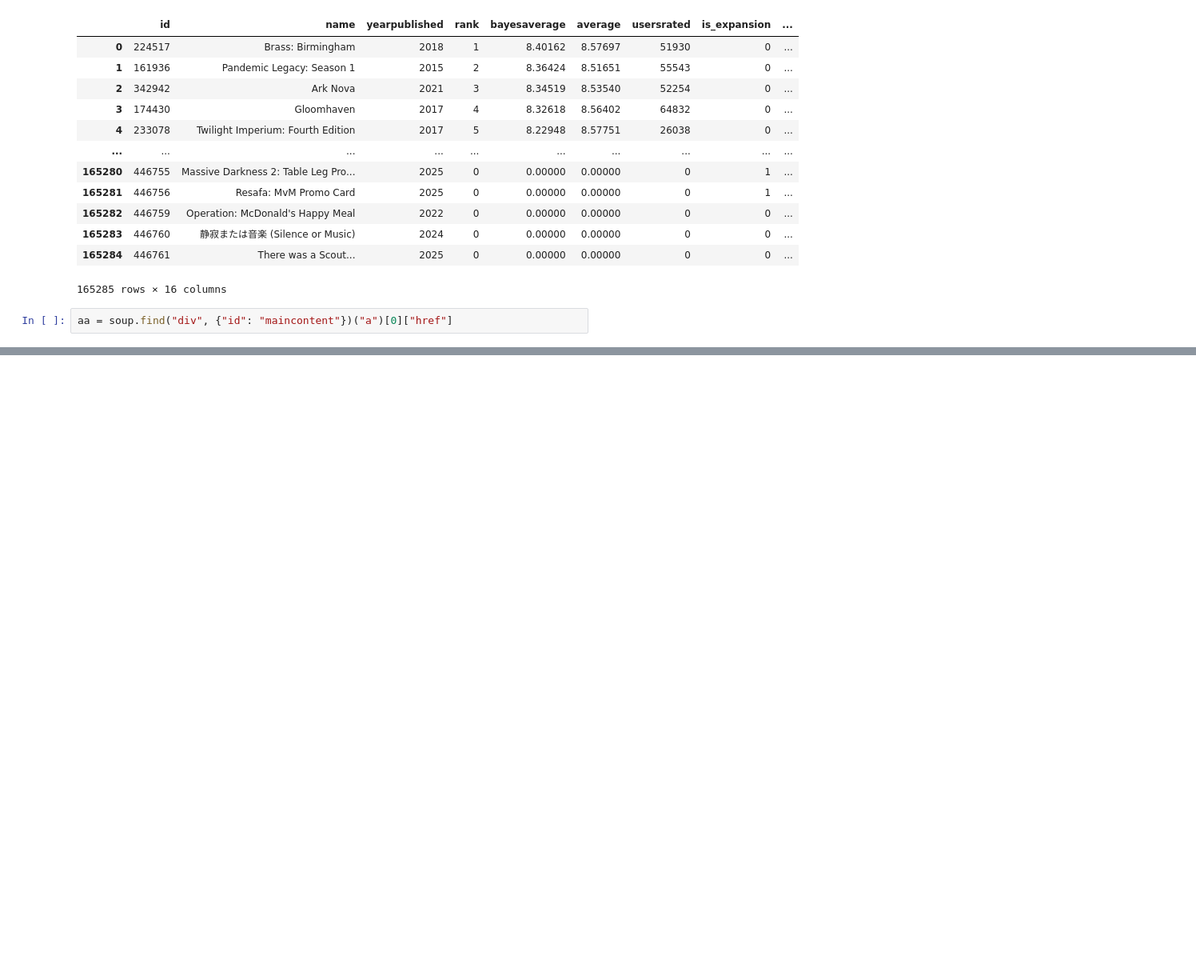
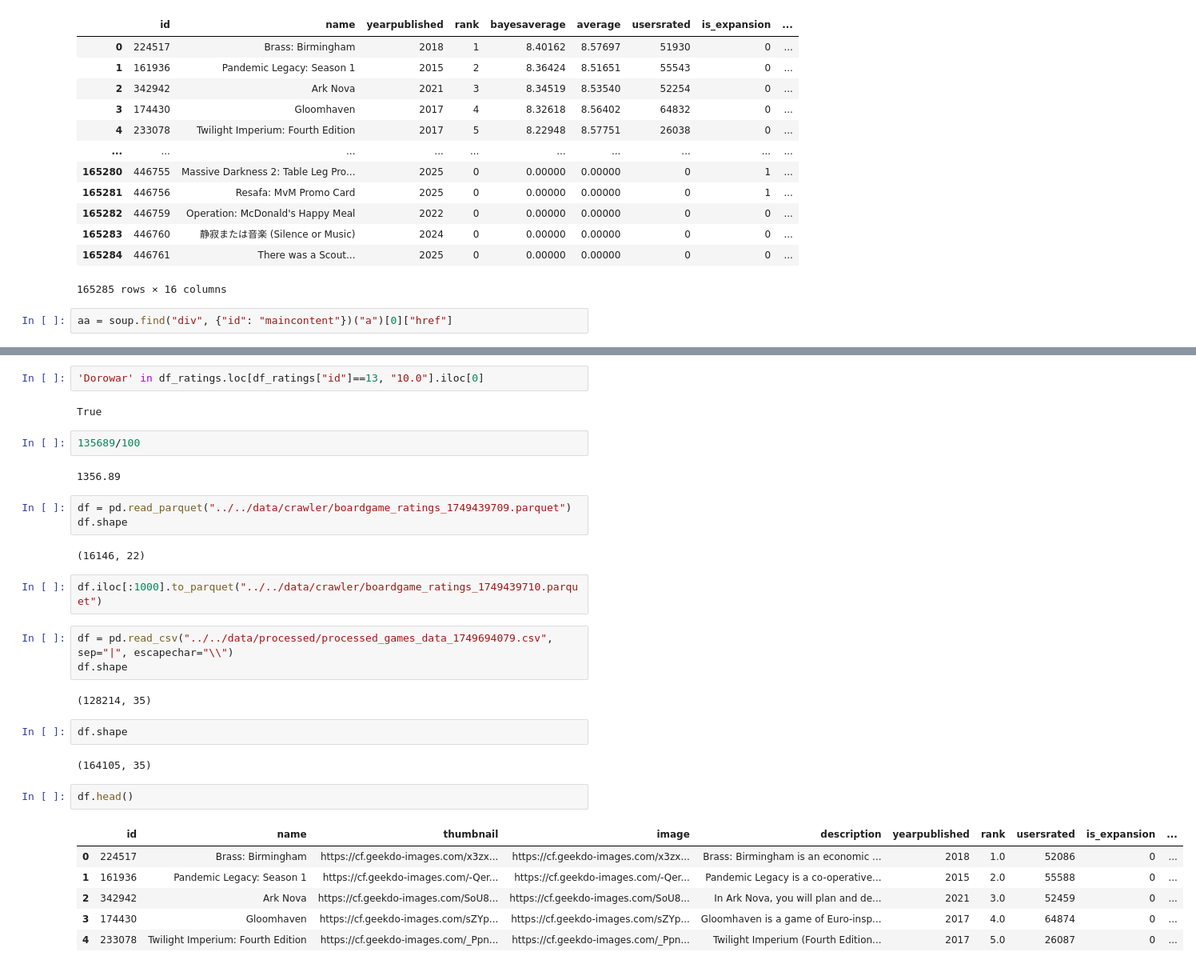
Before and after one commit to MichoelSnow/pax_tt_recommender, a Jupyter notebook: crawler/notebooks/crawler_testing.ipynb, the cells around one changed output, grey strips where cells are left out. Shown at 80% size. Saved outputs shown, nothing was run; the diff lists cells and outputs as text; blank space fills up the shorter version.

```diff
--- a/crawler/notebooks/crawler_testing.ipynb
+++ b/crawler/notebooks/crawler_testing.ipynb
@@ -1627,0 +1941,33 @@ aa
+# %%
+'Dorowar' in df_ratings.loc[df_ratings["id"]==13, "10.0"].iloc[0]
+# %% [output]
+True
+# %%
+135689/100
+# %% [output]
+1356.89
+# %%
+df = pd.read_parquet("../../data/crawler/boardgame_ratings_1749439709.parquet")
+df.shape
+# %% [output]
+(16146, 22)
+# %%
+df.iloc[:1000].to_parquet("../../data/crawler/boardgame_ratings_1749439710.parquet")
+# %%
+df = pd.read_csv("../../data/processed/processed_games_data_1749694079.csv", sep="|", escapechar="\\")
+df.shape
+# %% [output]
+(128214, 35)
+# %%
+df.shape
+# %% [output]
+(164105, 35)
+# %%
+df.head()
+# %% [output]
+|  | id | name | thumbnail | image | description | yearpublished | rank | usersrated | is_expansion | ... |
+| 0 | 224517 | Brass: Birmingham | https://cf.geekdo-images.com/x3zx... | https://cf.geekdo-images.com/x3zx... | Brass: Birmingham is an economic ... | 2018 | 1.0 | 52086 | 0 | ... |
+| 1 | 161936 | Pandemic Legacy: Season 1 | https://cf.geekdo-images.com/-Qer... | https://cf.geekdo-images.com/-Qer... | Pandemic Legacy is a co-operative... | 2015 | 2.0 | 55588 | 0 | ... |
+| 2 | 342942 | Ark Nova | https://cf.geekdo-images.com/SoU8... | https://cf.geekdo-images.com/SoU8... | In Ark Nova, you will plan and de... | 2021 | 3.0 | 52459 | 0 | ... |
+| 3 | 174430 | Gloomhaven | https://cf.geekdo-images.com/sZYp... | https://cf.geekdo-images.com/sZYp... | Gloomhaven is a game of Euro-insp... | 2017 | 4.0 | 64874 | 0 | ... |
+| 4 | 233078 | Twilight Imperium: Fourth Edition | https://cf.geekdo-images.com/_Ppn... | https://cf.geekdo-images.com/_Ppn... | Twilight Imperium (Fourth Edition... | 2017 | 5.0 | 26087 | 0 | ... |
```
Also changed, not shown: parts of 38 cells of this notebook, 1 other file.
